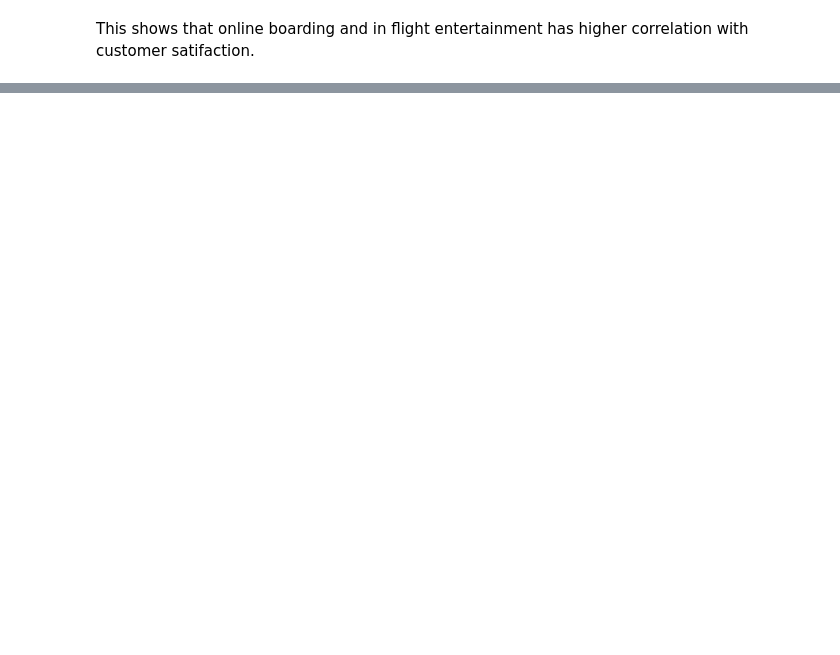
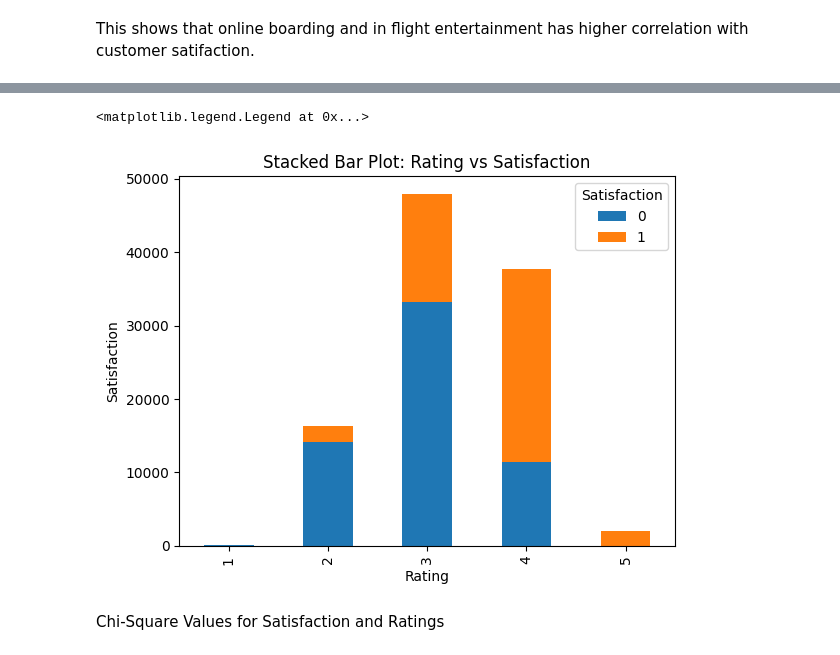
Before and after one commit to anushChrist/ML_LAB, a Jupyter notebook: 2348504_Lab2.ipynb, the cells around one changed output, grey strips where cells are left out. Drawn from its saved outputs; the diff is of its cells as text; code cells hidden in the pictures; blank space fills up the shorter version.

```diff
--- a/2348504_Lab2.ipynb
+++ b/2348504_Lab2.ipynb
@@ -276,0 +340,12 @@ This shows that online boarding and in flight entertainment has higher correlati
+# %%
+contingency_table = pd.crosstab(df["Binned Rating"], df["satisfaction"])
+xy = contingency_table.plot(kind="bar", stacked=True)
+plt.xlabel("Rating")
+plt.ylabel("Satisfaction")
+plt.title("Stacked Bar Plot: Rating vs Satisfaction")
+plt.legend(title="Satisfaction")
+# %% [output]
+<matplotlib.legend.Legend at 0x...>
+[figure, added]
+# %% [markdown]
+Chi-Square Values for Satisfaction and Ratings
```
Also changed, not shown: parts of 39 cells of this notebook.
